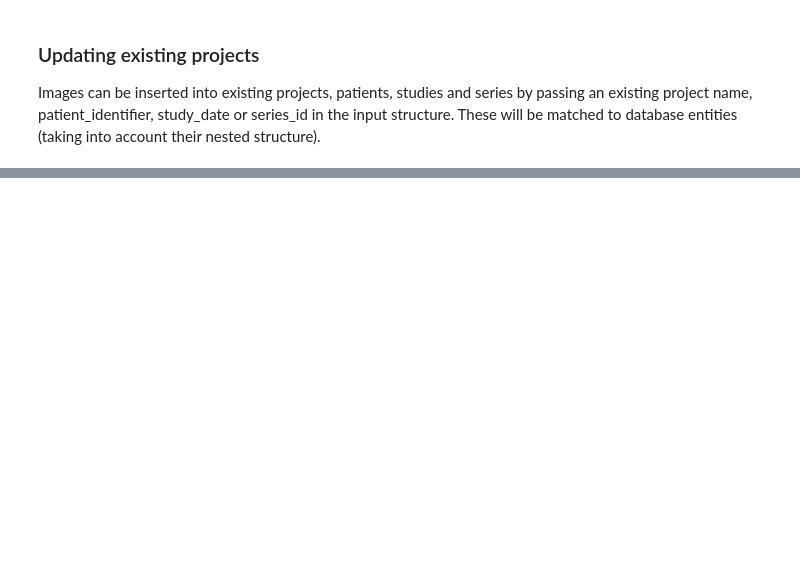
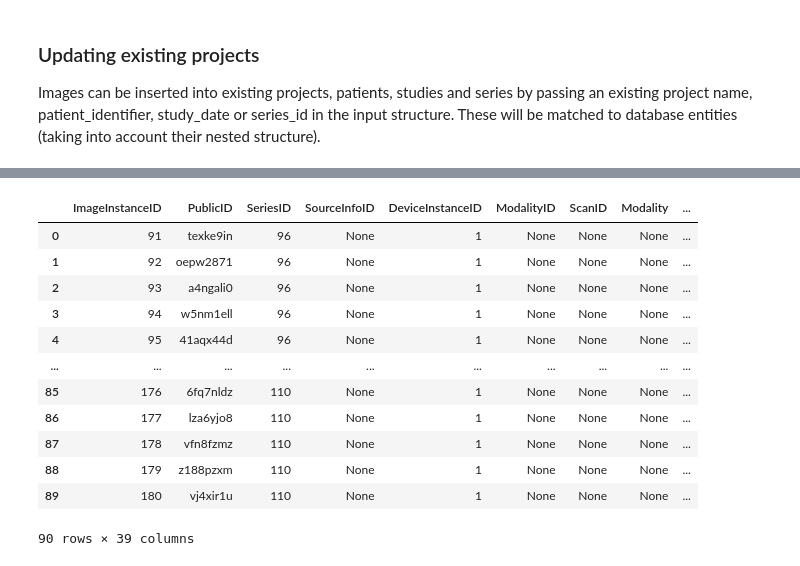
Before and after one commit to Eyened/eyened-platform, a Jupyter notebook: notebooks/import_python.ipynb, the cells around one changed output, grey strips where cells are left out. Drawn from its saved outputs; the diff is of its cells as text; code cells hidden in the pictures; blank space fills up the shorter version.

```diff
--- a/notebooks/import_python.ipynb
+++ b/notebooks/import_python.ipynb
@@ -186,3 +201,17 @@ importer.import_many(data)
 # %%
 project = Project.by_name(session, 'FAU Fundus Dataset')
-project.make_dataframe(session)
+project.make_dataframe()
+# %% [output]
+|  | ImageInstanceID | PublicID | SeriesID | SourceInfoID | DeviceInstanceID | ModalityID | ScanID | Modality | ... |
+| 0 | 91 | texke9in | 96 | None | 1 | None | None | None | ... |
+| 1 | 92 | oepw2871 | 96 | None | 1 | None | None | None | ... |
+| 2 | 93 | a4ngali0 | 96 | None | 1 | None | None | None | ... |
+| 3 | 94 | w5nm1ell | 96 | None | 1 | None | None | None | ... |
+| 4 | 95 | 41aqx44d | 96 | None | 1 | None | None | None | ... |
+| ... | ... | ... | ... | ... | ... | ... | ... | ... | ... |
+| 85 | 176 | 6fq7nldz | 110 | None | 1 | None | None | None | ... |
+| 86 | 177 | lza6yjo8 | 110 | None | 1 | None | None | None | ... |
+| 87 | 178 | vfn8fzmz | 110 | None | 1 | None | None | None | ... |
+| 88 | 179 | z188pzxm | 110 | None | 1 | None | None | None | ... |
+| 89 | 180 | vj4xir1u | 110 | None | 1 | None | None | None | ... |
+90 rows × 39 columns
```
Also changed, not shown: parts of 16 cells of this notebook, 11 other files.
